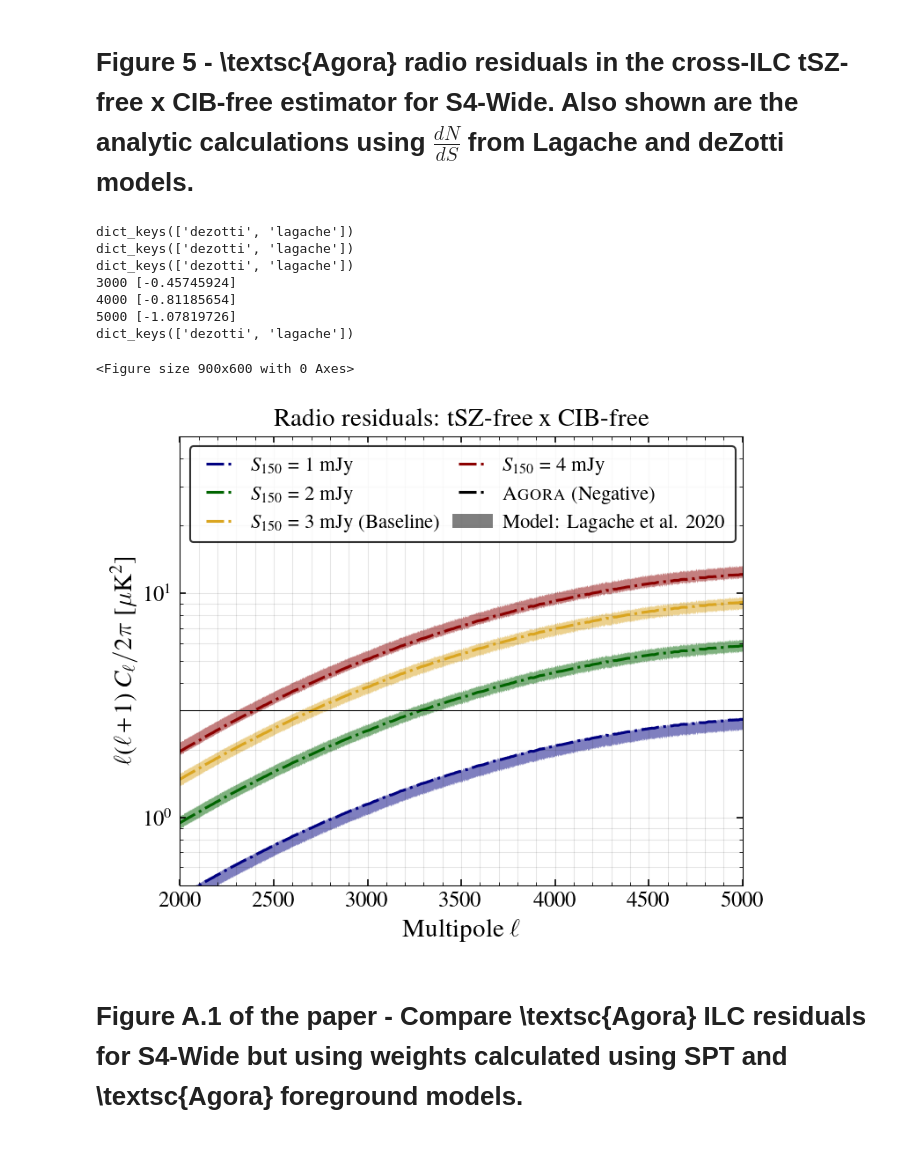
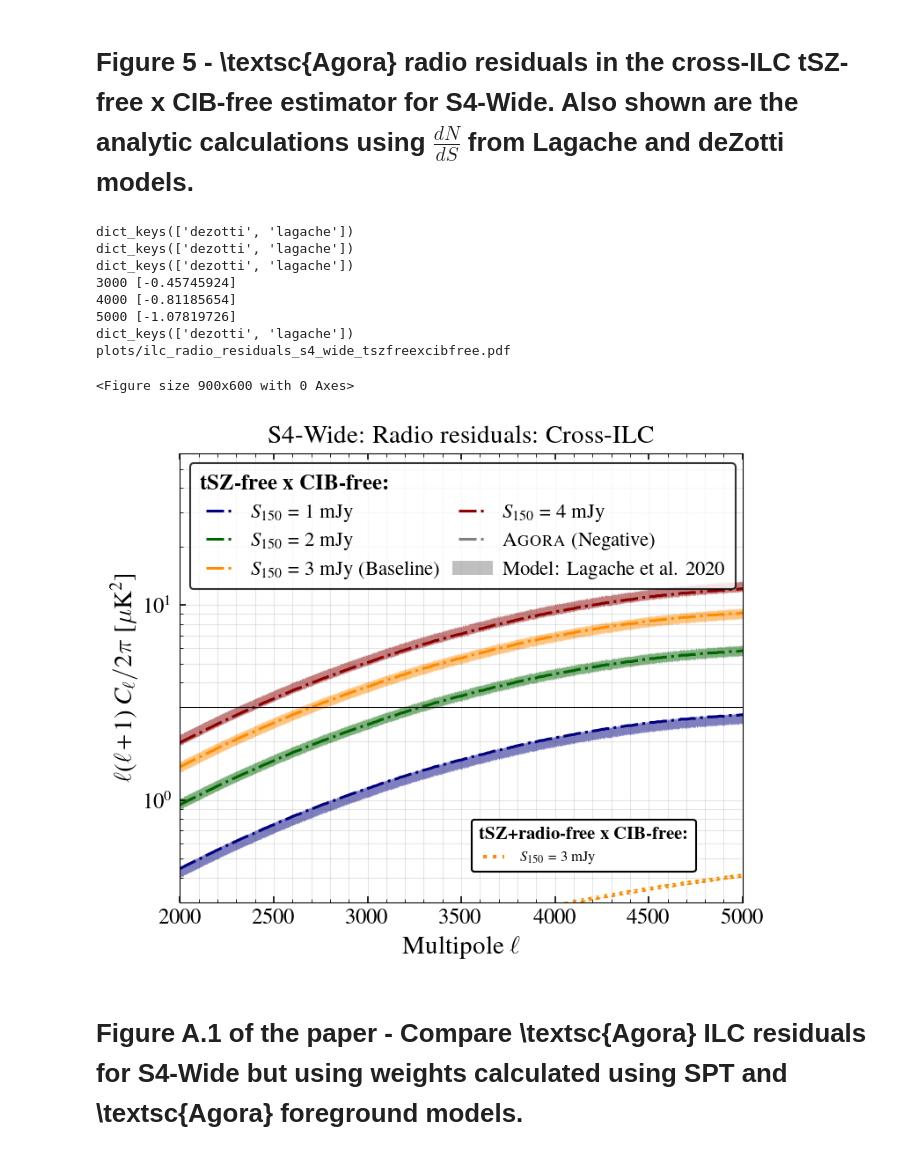
Before and after one commit to sriniraghunathan/cross_ilc_methods_paper, a Jupyter notebook: make_paper_plots.ipynb, the cells around one changed output. Saved outputs shown, nothing was run; the diff lists cells and outputs as text; code cells hidden in the pictures.

Commit message:
Check radio residuals for tsz+radio-free ILC

```diff
--- a/make_paper_plots.ipynb
+++ b/make_paper_plots.ipynb
@@ -538,14 +535,27 @@ show()
 # Figure 5 - \textsc{Agora} radio residuals in the cross-ILC tSZ-free x CIB-free estimator for S4-Wide. Also shown are the analytic calculations using $\frac{dN}{dS}$ from Lagache and deZotti models.
 # %%
 #CIB+tSZ residuals for different ILC estimators w/o  and w/ SPT4/CCAT-prime
+add_radio_nulled_with_tsz_ilc = True #False #True
+
+'''
+fname = 'publish/data/ilc_weights_residuals_%s_fg_model.npy' %(which_fg_model)
+ilc_dict = np.load(fname, allow_pickle = True).item()
+radio_ilc_residuals_dict = ilc_dict['radio_residuals']
+'''
 
 reqd_expname = 's4_wide'
 reqd_ilc_keyname = 'tszfreexcibfree'
 reqd_ilc_keyname_str = 'tSZ-free x CIB-free'
+'''
+if use_radio_nulled_with_tsz_ilc:
+    reqd_ilc_keyname = 'tszfreeradiofreexcibfree'
+    reqd_ilc_keyname_str = 'tSZ+radio-free x CIB-free'
+'''
 #colorval = 'black'
 
 #get radio residuals for multiple max flux cuts.
-max_flux_mJy_dict = {1e-3: 'navy', 2e-3: 'darkgreen', 3e-3: 'goldenrod', 4e-3: 'darkred'}
+#max_flux_mJy_dict = {1e-3: 'navy', 2e-3: 'darkgreen', 3e-3: 'goldenrod', 4e-3: 'darkred'}
+max_flux_mJy_dict = {1e-3: 'navy', 2e-3: 'darkgreen', 3e-3: 'darkorange', 4e-3: 'darkred'}
 baseline_max_flux_mJy = 3e-3
 
 #get Agora radio residuals
@@ -562,6 +572,11 @@ dn_ds_specs_dict = {
                     'lagache': [r'Lagache et al. 2020', 'lightskyblue'],
                     'dezotti': [r'De Zotti et al. 2005', 'darkred'],
                     }
+
+if add_radio_nulled_with_tsz_ilc:
+    radio_ilc_residual_agora_fname_v2 = 'publish/data/radio_residuals_agora_radionulledwithtsz.npy'
+    parent_radio_ilc_residual_agora_dict_v2 = np.load(radio_ilc_residual_agora_fname_v2, allow_pickle=True).item()
+    ##print(parent_radio_ilc_residual_agora_dict_v2['3.0mJy']['agora'].keys()); sys.exit()
 
 #el range
 els = ilc_dict['el']
@@ -580,6 +595,7 @@ for max_flux_mJy in max_flux_mJy_dict:
 
     #AGORA residuals for this amx flux cut
     agora_radio_ilc_residual = parent_radio_ilc_residual_agora_dict[max_flux_mJy_keyname]['agora'][spec_inde_scatter_fid]['res_ilc']
+    ##agora_radio_ilc_residual = radio_ilc_residuals_dict[reqd_expname][reqd_ilc_keyname]
     el_ = np.arange(len(agora_radio_ilc_residual))
     agora_radio_ilc_residual = np.interp(els, el_, agora_radio_ilc_residual)
 
@@ -622,9 +638,17 @@ for max_flux_mJy in max_flux_mJy_dict:
             r1, r2 = analy_radio_cl_alphaminscatter[tmp_ell_ind], analy_radio_cl_alphamaxscatter[tmp_ell_ind]
             print(tmp_ell, tmp_dl_fac * (r2-r1))
 
+        if add_radio_nulled_with_tsz_ilc: #add tSZ+radio-free X CIB-free ILC
+            agora_radio_ilc_residual_v2 = parent_radio_ilc_residual_agora_dict_v2[max_flux_mJy_keyname]['agora'][0.4]['res_ilc']
+
+            #plot(els, dl_fac * agora_radio_ilc_residual_v2, lw=2., color=colorval, ls = ':')
+            plot(els, dl_fac * -agora_radio_ilc_residual_v2, lw=2., color=colorval, ls = ':')
 
 #title
-title_str = r'Radio residuals: %s' %(reqd_ilc_keyname_str)
+if not add_radio_nulled_with_tsz_ilc:
+    title_str = r'%s: Radio residuals: %s' %(exp_specs_dict[reqd_expname][0], reqd_ilc_keyname_str)
+else:
+    title_str = r'%s: Radio residuals: Cross-ILC' %(exp_specs_dict[reqd_expname][0])
 title(title_str, fontsize = fsval)
 
 #labels
@@ -633,43 +657,57 @@ xlabel(r'Multipole $\ell$', fontsize = fsval)
 fn_format_axis(ax,fsval-2,fsval-2)
 
 labval = r'Model: %s' %(dn_ds_specs_dict[dn_ds_keyname][0])
-fill_between([], [], color = 'black', alpha = 0.5, edgecolor=None, label = labval)
-plot([], [], 'k-.', label = r'\textsc{Agora} (Negative)', lw = lwval)
+fill_between([], [], color = 'gray', alpha = 0.5, edgecolor=None, label = labval)
+plot([], [], ls='-.', color = 'gray', label = r'\textsc{Agora} (Negative)', lw = lwval)
 #plot([], [], 'k-.', label = r'Negative')
-legend(loc = 2, fontsize = fsval-3., ncol = 2, columnspacing = 0.6, handletextpad = 0.5)#, handlelength = 2.)#, framealpha=1.)
-
+if not add_radio_nulled_with_tsz_ilc:
+    legend(loc = 2, fontsize = fsval-3., ncol = 2, columnspacing = 0.6, handletextpad = 0.5)#, handlelength = 2.)#, framealpha=1.)
+else:
+    leg=legend(loc = 2, fontsize = fsval-3., ncol = 2, columnspacing = 0.6, handletextpad = 0.5, title=r'{\bf %s:}' %(reqd_ilc_keyname_str), title_fontsize = fsval-2)#, handlelength = 2.)#, framealpha=1.)
+    leg._legend_box.align ='left'
 
 #limits
 xmin, xmax = 2000., 5000.
 axhline(3., lw = 0.5)#, color = 'lightgray')
-ymin, ymax = 0.5, 50.
+#ymin, ymax = 0.5, 50.
+ymin, ymax = 0.3, 60.
 #ylabel(r'\textsc{D$_{\ell}$ [$\mu$K$^{2}$]}', fontsize = fsval)
 #ylab=r'D$_{\ell}$ [$\mu$K$^{2}$]'
 ylab=r'$\ell(\ell+1)\ C_{\ell} / 2\pi$ [$\mu$K$^{2}$]'
 
 ylabel(ylab, fontsize = fsval)
 xlim(xmin, xmax); ylim(ymin, ymax)
 
 #grid
 #grid(which = 'major', axis = 'both', lw = 0.1, color = 'black')
 #grid(which = 'minor', axis = 'both', lw = 0.05, color = 'black')
 grid(True, which='both', axis = 'both', lw = 0.5, alpha = 0.1)
 
+if add_radio_nulled_with_tsz_ilc:
+    ax2 = ax.twinx()
+    ax2.get_yaxis().set_visible(False)
+    colorval = max_flux_mJy_dict[baseline_max_flux_mJy]
+    plot([], [], lw=2., color=colorval, ls=':', label = r'$S_{150}$ = %g mJy' %(baseline_max_flux_mJy * 1e3))
+    #leg = ax2.legend(loc=1, fontsize = fsval-6, ncol = 1, columnspacing = .8, framealpha=1., title=r'tSZ+radio-free x CIB-free:', title_fontsize = fsval-4)
+    leg = ax2.legend(bbox_to_anchor=(0.93, 0.2), fontsize = fsval-6, ncol = 1, columnspacing = .8, framealpha=1., title=r'{\bf tSZ+radio-free x CIB-free:}', title_fontsize = fsval-4)
+    leg._legend_box.align ='left'
 
 #save
 plname = 'plots/ilc_radio_residuals_%s_%s.pdf' %(reqd_expname, reqd_ilc_keyname)
+print(plname)
 savefig(plname, dpi = 200.)
 show()
 # %% [output]
 dict_keys(['dezotti', 'lagache'])
 dict_keys(['dezotti', 'lagache'])
 dict_keys(['dezotti', 'lagache'])
 3000 [-0.45745924]
 4000 [-0.81185654]
 5000 [-1.07819726]
 dict_keys(['dezotti', 'lagache'])
+plots/ilc_radio_residuals_s4_wide_tszfreexcibfree.pdf
 <Figure size 900x600 with 0 Axes>
-[figure, old version]
+[figure, new version]
 # %% [markdown]
 # Figure A.1 of the paper - Compare \textsc{Agora} ILC residuals for S4-Wide but using weights calculated using SPT and \textsc{Agora} foreground models.
 # %%
```
Also changed, not shown: parts of 2 cells of this notebook, 13 other files.
